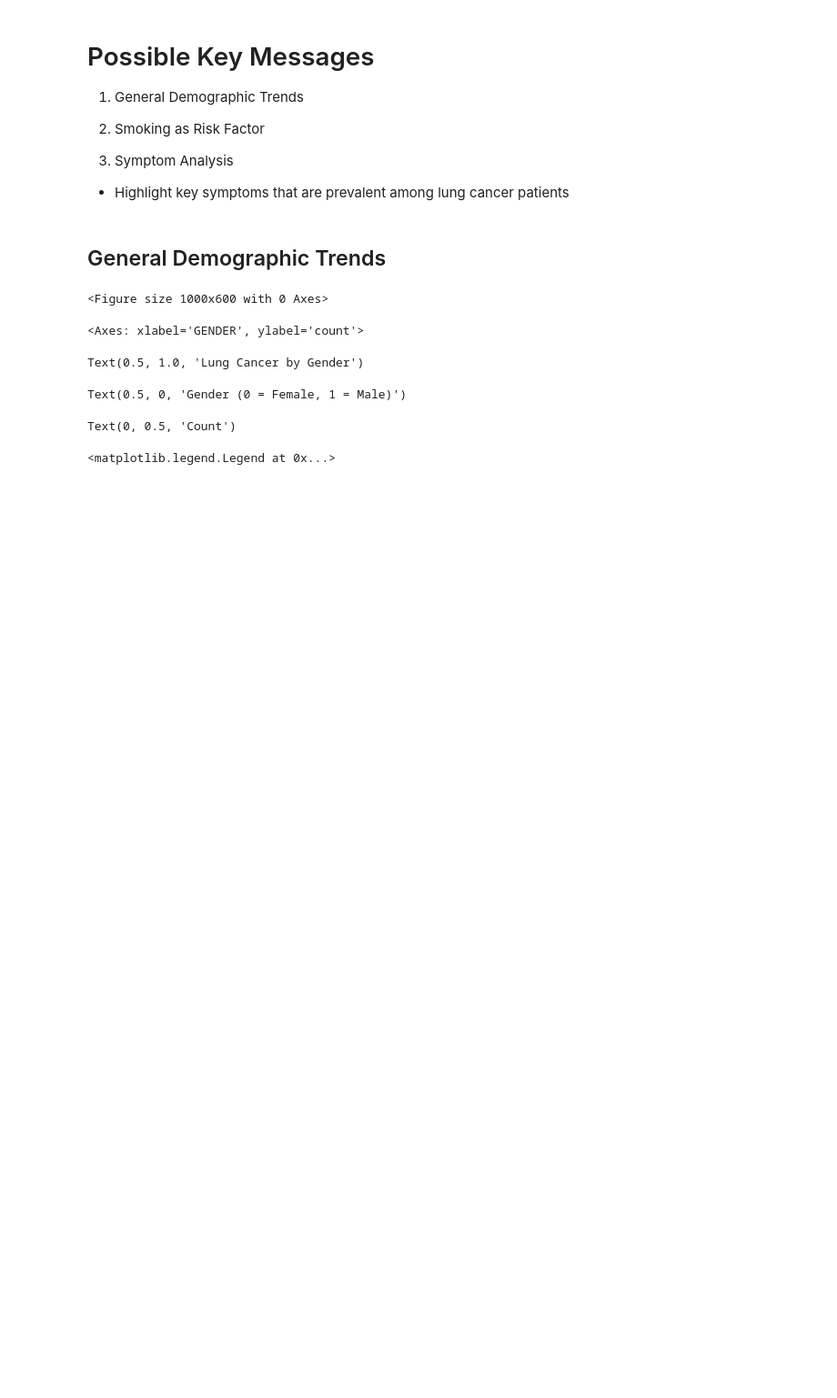
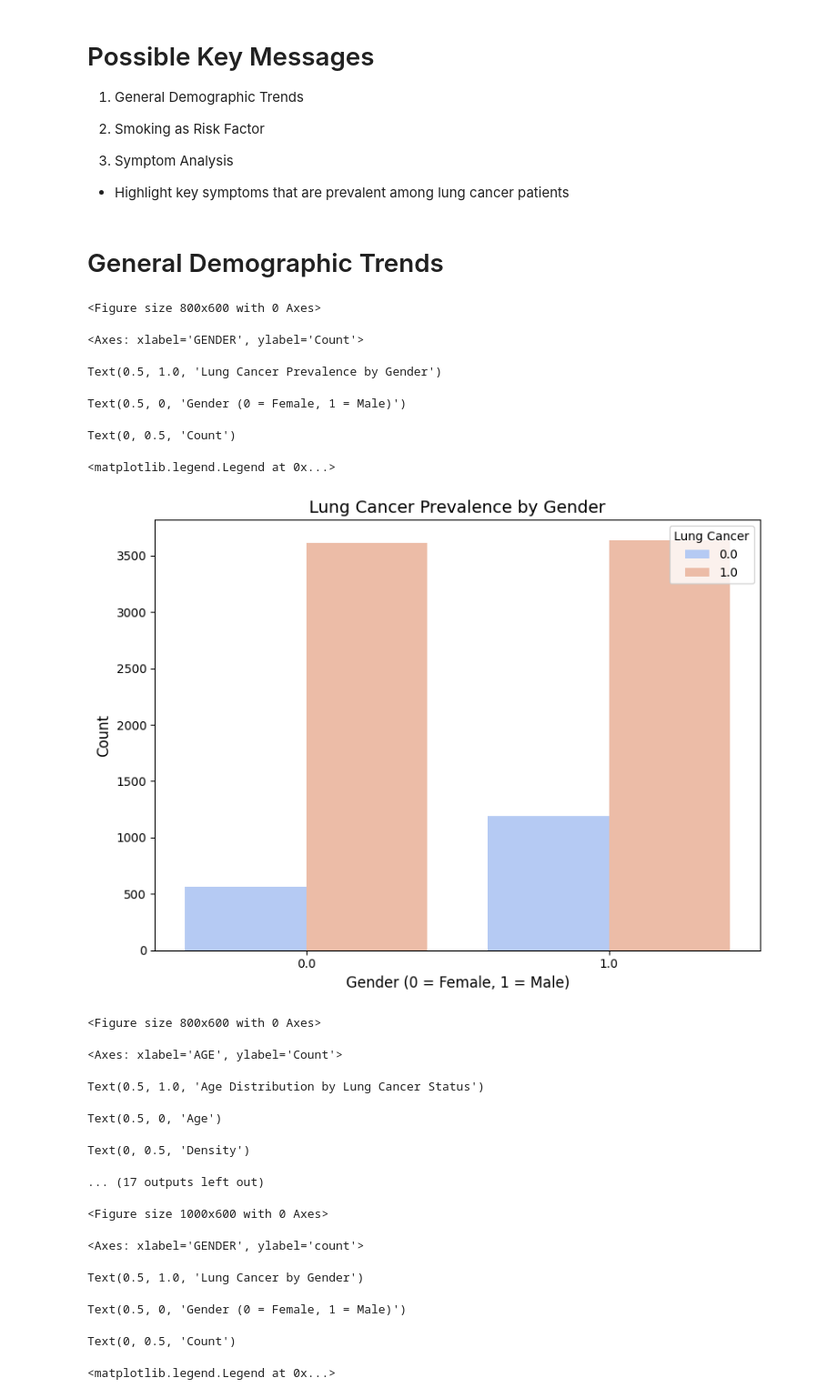
Before and after one commit to mattyapers/DSA312-Lung-Cancer, a Jupyter notebook: LungCancer.ipynb, the cells around one changed output. Shown: that part at 91% size. Drawn from its saved outputs; the diff is of its cells as text; code cells hidden in the pictures; blank space fills up the shorter version.

```diff
--- a/LungCancer.ipynb
+++ b/LungCancer.ipynb
@@ -122,7 +132,81 @@ Assess how lifestyle or pre exiting conditions contribute to lung cancer.
 3. Symptom Analysis
 - Highlight key symptoms that are prevalent among lung cancer patients
 # %% [markdown]
-## General Demographic Trends
+# General Demographic Trends
+# %%
+# Grouping data based on the key messages for visualizations
+
+# General Demographic Trends
+# Group by gender and lung cancer status to visualize trends
+gender_lung_cancer = df.groupby(['GENDER', 'LUNG_CANCER']).size().reset_index(name='Count')
+
+# Group by age and lung cancer status for age distribution
+age_lung_cancer = df.groupby(['AGE', 'LUNG_CANCER']).size().reset_index(name='Count')
+
+# Smoking as a Risk Factor
+# Group by smoking status and lung cancer status
+smoking_lung_cancer = df.groupby(['SMOKING', 'LUNG_CANCER']).size().reset_index(name='Count')
+
+# Symptom Analysis
+# Count of symptoms prevalent among lung cancer patients
+symptoms = ['COUGHING', 'WHEEZING', 'SHORTNESS OF BREATH', 'CHEST PAIN', 'SWALLOWING DIFFICULTY']
+symptoms_lung_cancer = df[symptoms + ['LUNG_CANCER']].groupby('LUNG_CANCER').sum()
+
+# Visualizations
+
+# Plot 1: Lung Cancer Prevalence by Gender
+plt.figure(figsize=(8, 6))
+sns.barplot(data=gender_lung_cancer, x='GENDER', y='Count', hue='LUNG_CANCER', palette='coolwarm')
+plt.title('Lung Cancer Prevalence by Gender', fontsize=14)
+plt.xlabel('Gender (0 = Female, 1 = Male)', fontsize=12)
+plt.ylabel('Count', fontsize=12)
+plt.legend(title='Lung Cancer', loc='upper right')
+plt.tight_layout()
+plt.show()
+
+# Plot 2: Age Distribution by Lung Cancer Status
+plt.figure(figsize=(8, 6))
+sns.histplot(data=df, x='AGE', hue='LUNG_CANCER', multiple='stack', kde=True, palette='Set2')
+plt.title('Age Distribution by Lung Cancer Status', fontsize=14)
+plt.xlabel('Age', fontsize=12)
+plt.ylabel('Density', fontsize=12)
+plt.legend(title='Lung Cancer', loc='upper right')
+plt.tight_layout()
+plt.show()
+
+# Plot 3: Lung Cancer Prevalence by Smoking Status
+plt.figure(figsize=(8, 6))
+sns.barplot(data=smoking_lung_cancer, x='SMOKING', y='Count', hue='LUNG_CANCER', palette='Set1')
+plt.title('Lung Cancer Prevalence by Smoking Status', fontsize=14)
+plt.xlabel('Smoking Status (0 = Non-Smoker, 1 = Smoker)', fontsize=12)
+plt.ylabel('Count', fontsize=12)
+plt.legend(title='Lung Cancer', loc='upper right')
+plt.tight_layout()
+plt.show()
+
+# Plot 4: Symptom Prevalence among Lung Cancer Patients
+plt.figure(figsize=(8, 6))
+symptoms_lung_cancer.T.plot(kind='bar', stacked=True, figsize=(10, 6), color=['#1f77b4', '#ff7f0e'])
+plt.title('Symptom Prevalence among Lung Cancer Patients', fontsize=14)
+plt.xlabel('Symptoms', fontsize=12)
+plt.ylabel('Count of Symptoms', fontsize=12)
+plt.legend(title='Lung Cancer (0 = No, 1 = Yes)', loc='upper right')
+plt.tight_layout()
+plt.show()
+# %% [output]
+<Figure size 800x600 with 0 Axes>
+<Axes: xlabel='GENDER', ylabel='Count'>
+Text(0.5, 1.0, 'Lung Cancer Prevalence by Gender')
+Text(0.5, 0, 'Gender (0 = Female, 1 = Male)')
+Text(0, 0.5, 'Count')
+<matplotlib.legend.Legend at 0x...>
+[figure, added]
+<Figure size 800x600 with 0 Axes>
+<Axes: xlabel='AGE', ylabel='Count'>
+Text(0.5, 1.0, 'Age Distribution by Lung Cancer Status')
+Text(0.5, 0, 'Age')
+Text(0, 0.5, 'Density')
+... (17 outputs left out)
 # %%
 # Lung Cancer By Gender
 plt.figure(figsize=(10,6))
```
Also changed, not shown: parts of 5 cells of this notebook.
